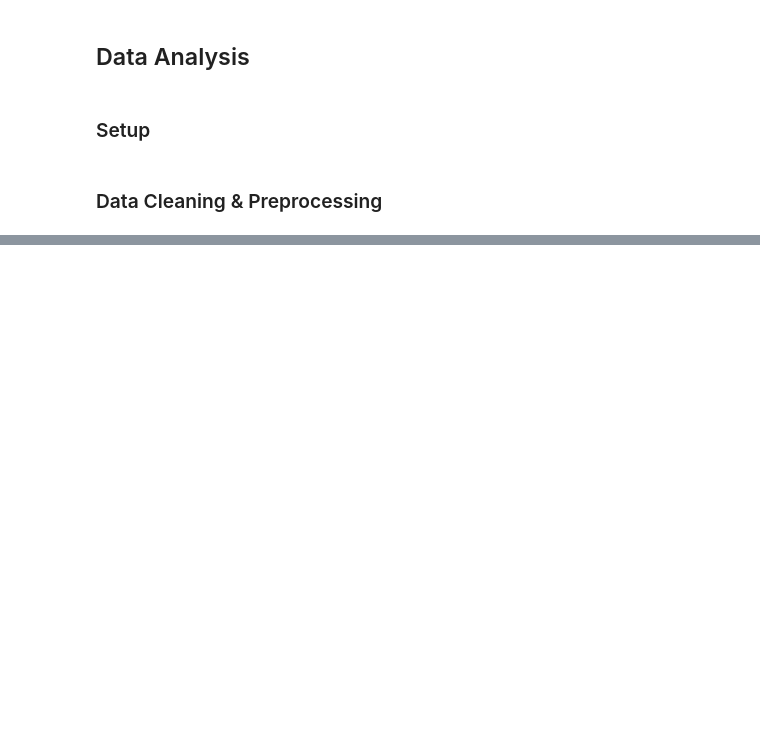
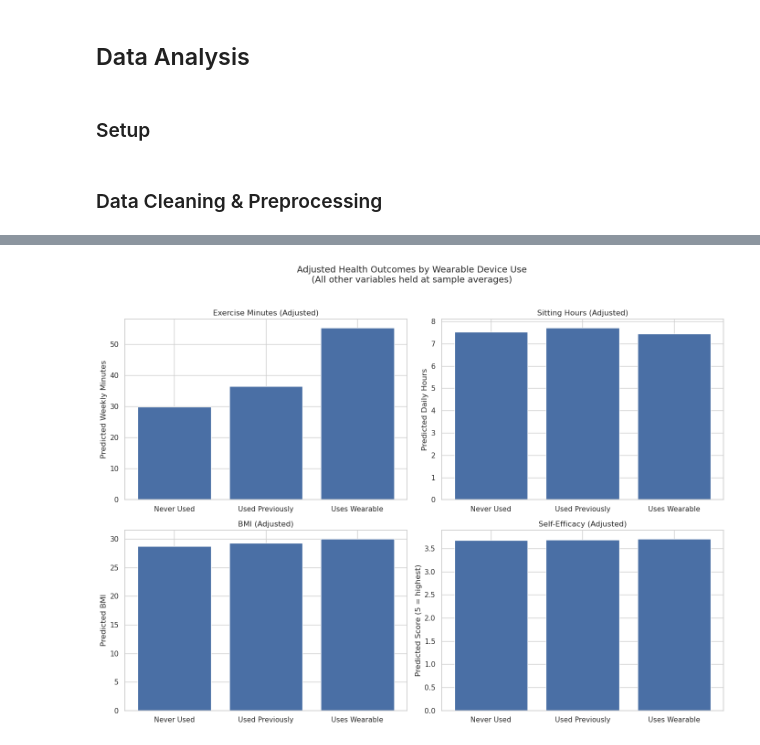
Before and after one commit to COGS108/Group-SP26-104, a Jupyter notebook: 03-FinalProject.ipynb, the cells around one changed output, grey strips where cells are left out. Cells and saved outputs as stored; diff of their text form; code cells hidden in the pictures; blank space fills up the shorter version.

```diff
--- a/03-FinalProject.ipynb
+++ b/03-FinalProject.ipynb
@@ -948,0 +418,50 @@ Overall, the findings suggest that wearable fitness trackers are related to phys
+# %%
+import copy
+baseline = hints_clean[['Age', 'BMI', 'PHQ4', 'Self_Efficacy_R',
+                         'Sex_Label', 'Income_Label', 'Education_Label',
+                         'Health_Label']].mode().iloc[0].to_dict()
+baseline['Age'] = hints_clean['Age'].mean()
+baseline['BMI'] = hints_clean['BMI'].mean()
+baseline['PHQ4'] = hints_clean['PHQ4'].mean()
+baseline['Self_Efficacy_R'] = hints_clean['Self_Efficacy_R'].mean()
+
+pred_rows = []
+for group in wearable_order:
+    row = copy.deepcopy(baseline)
+    row['Wearable_Label'] = group
+    pred_rows.append(row)
+
+pred_df = pd.DataFrame(pred_rows)
+pred_df['Wearable_Label'] = pd.Categorical(
+    pred_df['Wearable_Label'], categories = wearable_order, ordered = True
+)
+
+adj_exercise = np.expm1(ex_model3.predict(pred_df))
+adj_sitting = sit_model3.predict(pred_df)
+adj_bmi = bmi_model3.predict(pred_df)
+adj_se = se_model3.predict(pred_df)
+
+fig, axes = plt.subplots(2, 2, figsize = (14, 10))
+
+axes[0, 0].bar(wearable_order, adj_exercise, color = '#4A6FA5')
+axes[0, 0].set_title('Exercise Minutes (Adjusted)')
+axes[0, 0].set_ylabel('Predicted Weekly Minutes')
+
+axes[0, 1].bar(wearable_order, adj_sitting, color = '#4A6FA5')
+axes[0, 1].set_title('Sitting Hours (Adjusted)')
+axes[0, 1].set_ylabel('Predicted Daily Hours')
+
+axes[1, 0].bar(wearable_order, adj_bmi, color = '#4A6FA5')
+axes[1, 0].set_title('BMI (Adjusted)')
+axes[1, 0].set_ylabel('Predicted BMI')
+
+axes[1, 1].bar(wearable_order, adj_se, color = '#4A6FA5')
+axes[1, 1].set_title('Self-Efficacy (Adjusted)')
+axes[1, 1].set_ylabel('Predicted Score (5 = highest)')
+
+plt.suptitle('Adjusted Health Outcomes by Wearable Device Use\n(All other variables held at sample averages)',
+             fontsize = 14, y = 1.02)
+plt.tight_layout()
+plt.show()
+# %% [output]
+[figure, added]
```
Also changed, not shown: parts of 107 cells of this notebook, 2 other files.
